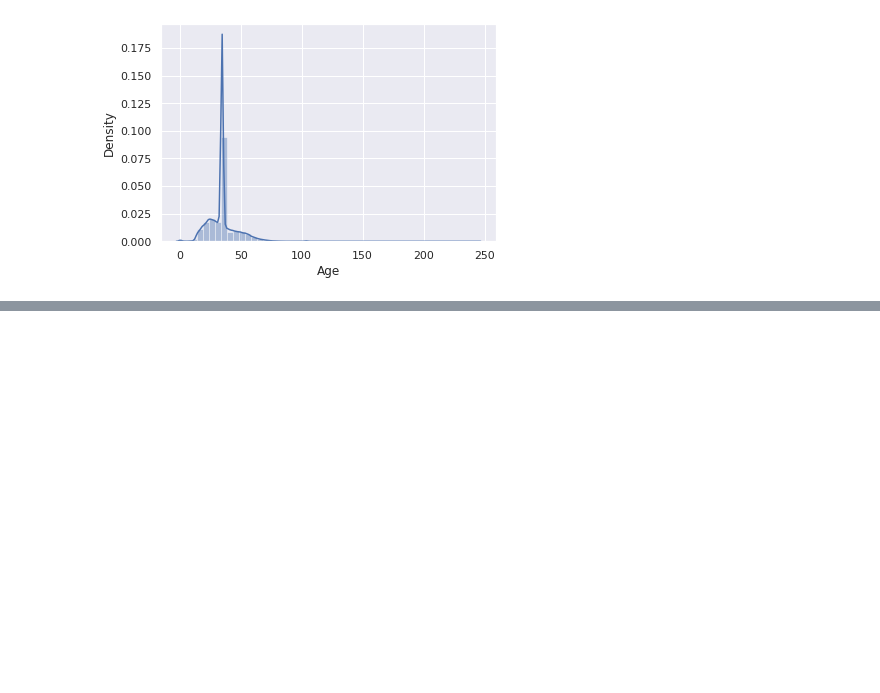
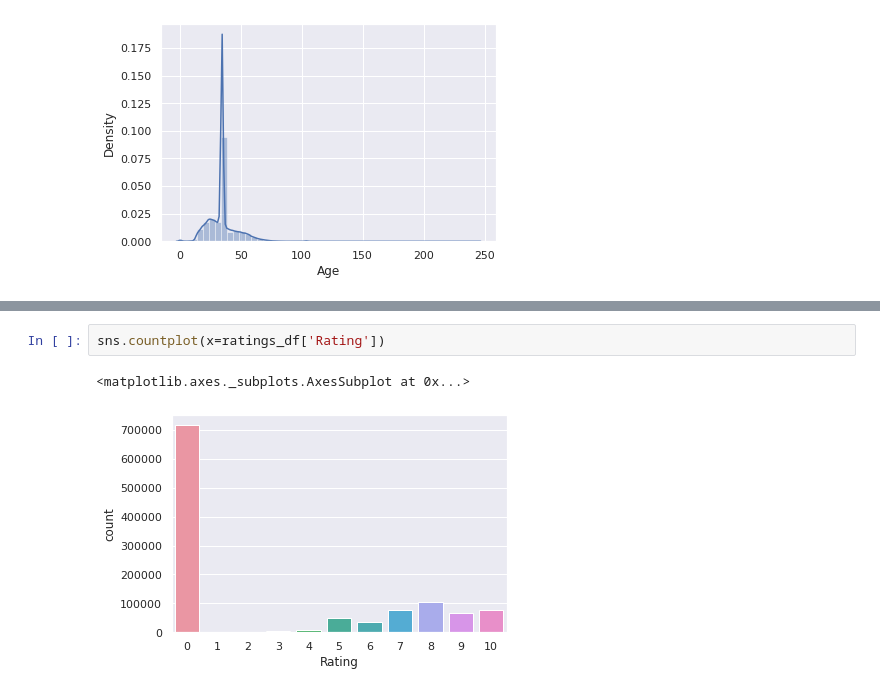
Before and after one commit to rsonar821/Unsupervised-Learning-Capstone-Project, a Jupyter notebook: Book_Recommender_System.ipynb, the cells around one changed output, grey strips where cells are left out. Drawn from its saved outputs; the diff is of its cells as text; blank space fills up the shorter version.

```diff
--- a/Book_Recommender_System.ipynb
+++ b/Book_Recommender_System.ipynb
@@ -275,0 +374,5 @@ sns.distplot(users_df['Age'])
+# %%
+sns.countplot(x=ratings_df['Rating'])
+# %% [output]
+<matplotlib.axes._subplots.AxesSubplot at 0x...>
+[figure, added]
```
Also changed, not shown: parts of 15 cells of this notebook.
